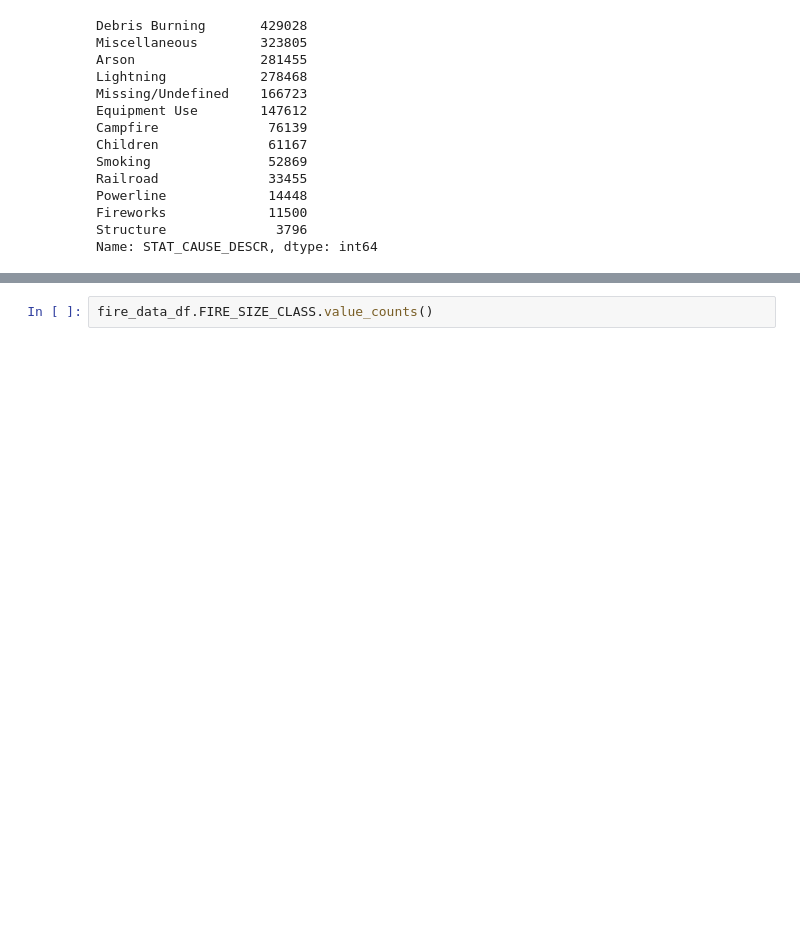
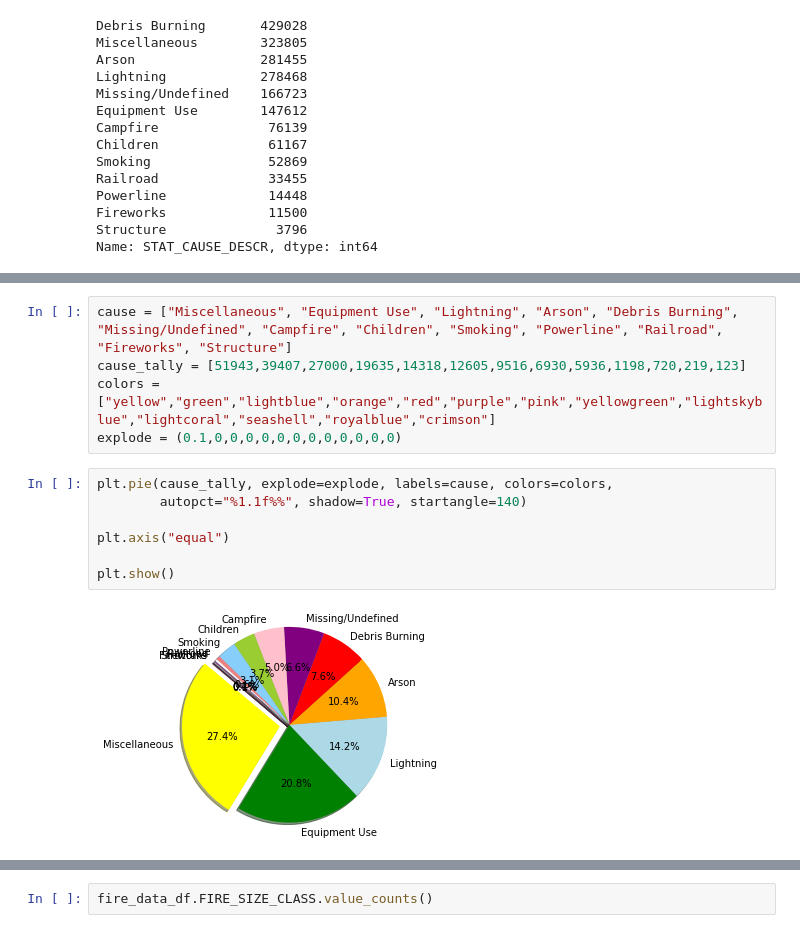
Before and after one commit to BryanSouza91/Project_1, a Jupyter notebook: Fire_Data_Analysis.ipynb, the cells around one changed output, grey strips where cells are left out. Cells and saved outputs as stored; diff of their text form; blank space fills up the shorter version.

```diff
--- a/Fire_Data_Analysis.ipynb
+++ b/Fire_Data_Analysis.ipynb
@@ -79,0 +106,14 @@ Name: STAT_CAUSE_DESCR, dtype: int64
+# %%
+cause = ["Miscellaneous", "Equipment Use", "Lightning", "Arson", "Debris Burning", "Missing/Undefined", "Campfire", "Children", "Smoking", "Powerline", "Railroad", "Fireworks", "Structure"]
+cause_tally = [51943,39407,27000,19635,14318,12605,9516,6930,5936,1198,720,219,123]
+colors = ["yellow","green","lightblue","orange","red","purple","pink","yellowgreen","lightskyblue","lightcoral","seashell","royalblue","crimson"]
+explode = (0.1,0,0,0,0,0,0,0,0,0,0,0,0)
+# %%
+plt.pie(cause_tally, explode=explode, labels=cause, colors=colors,
+        autopct="%1.1f%%", shadow=True, startangle=140)
+
+plt.axis("equal")
+
+plt.show()
+# %% [output]
+[figure, added]
```
Also changed, not shown: parts of 11 cells of this notebook.
